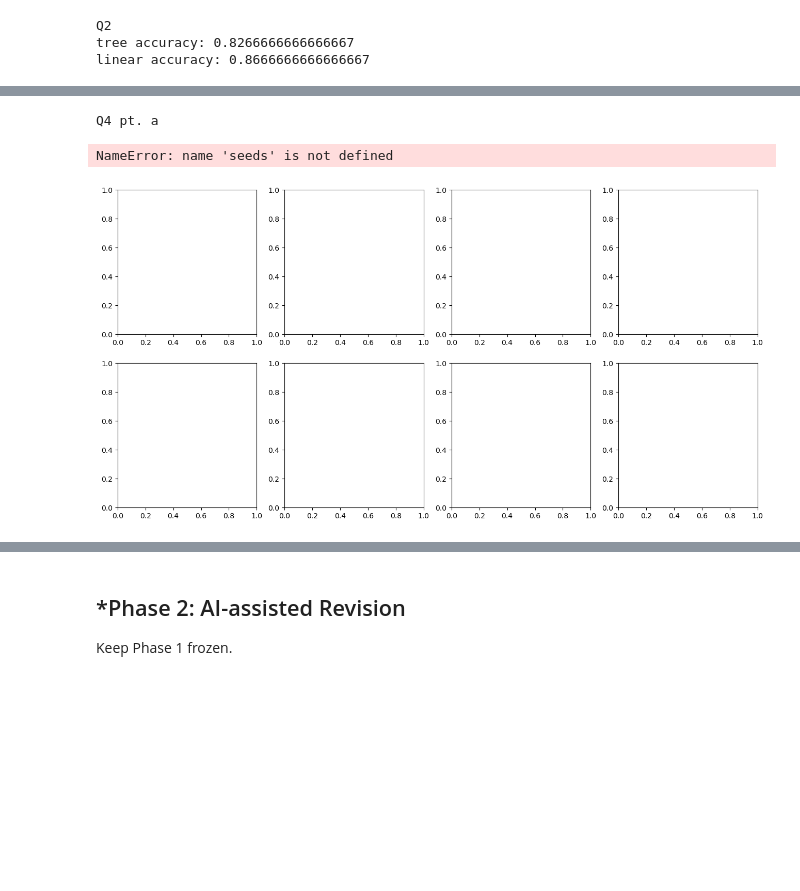
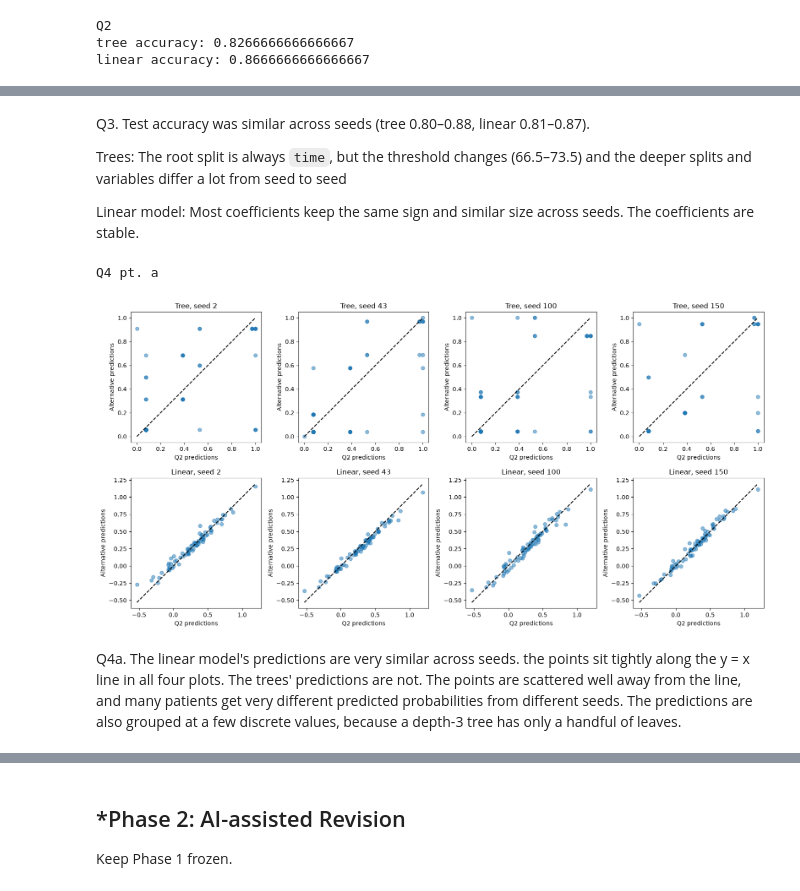
Before and after one commit to Silverdroplet/L03-tree-stability, a Jupyter notebook: notebook.ipynb, the cells around one changed output, grey strips where cells are left out. Drawn from its saved outputs; the diff is of its cells as text; code cells hidden in the pictures; blank space fills up the shorter version.

```diff
--- a/notebook.ipynb
+++ b/notebook.ipynb
@@ -72,6 +74,13 @@ lm_pred = lm.predict(X_test)
 
 print("tree accuracy:", tree.score(X_test, y_test))
 print("linear accuracy:", ((lm_pred > 0.5) == y_test).mean())
+
+#save it
+tree_preds = {1: tree_pred}
+lm_preds = {1: lm_pred}
+trees = {1: tree}
+lms = {1: lm}
+X_test_q2 = X_test
 # %% [output]
 Q2
 tree accuracy: 0.8266666666666667
@@ -160,0 +88,31 @@ linear accuracy: 0.8266666666666667
+# %%
+print("Q3")
+seeds = [2, 43, 100, 150]
+for seed in seeds:
+    X_train, X_test, y_train, y_test = train_test_split(X, y, test_size=0.25, random_state=seed)
+
+    tree = DecisionTreeClassifier(max_depth=3, random_state=0).fit(X_train, y_train)
+    lm = LinearRegression().fit(X_train, y_train)
+
+    tree_pred = tree.predict_proba(X_test)[:, 1]
+    lm_pred = lm.predict(X_test)
+
+    print("seed", seed)
+    print("tree accuracy:", tree.score(X_test, y_test))
+    print("linear accuracy:", ((lm_pred > 0.5) == y_test).mean())
+
+    trees[seed], lms[seed] = tree, lm
+    tree_preds[seed], lm_preds[seed] = tree_pred, lm_pred
+
+# the different trees
+for seed in trees:
+    print("tree, seed", seed)
+    print(export_text(trees[seed], feature_names=list(X.columns)))
+
+# linear coefficients (raw units){seed: lms[seed].coef_ for seed in lms}, index=X.columns)
+coefs["std"] = coefs.std(axis=1)
+print(coefs.to_string(float_format=lambda v: f"{v:.2e}"))
+
+coefs_sd = coefs.drop(columns="std").mul(X.std(), axis=0)
+coefs_sd["std"] = coefs_sd.std(axis=1)
+print(coefs_sd.round(3))
@@ -161,28 +137,41 @@ linear accuracy: 0.8266666666666667
+# %% [markdown]
+Q3. Test accuracy was similar across seeds (tree 0.80–0.88, linear 0.81–0.87).
+
+Trees: The root split is always `time`, but the threshold changes (66.5–73.5) and the deeper splits and variables differ a lot from seed to seed
+
+Linear model: Most coefficients keep the same sign and similar size across seeds. The coefficients are stable.
 # %%
 print ("Q4 pt. a")
 import matplotlib.pyplot as plt
 fig, axes = plt.subplots(2, 4, figsize=(16, 8))
+
+baseline = {"Tree": tree_preds[1], "Linear": lm_preds[1]}
+
+alternatives = {s: {"Tree": trees[s].predict_proba(X_test_q2)[:, 1],
+                    "Linear": lms[s].predict(X_test_q2)}
+                for s in seeds}
 
 for row, model in enumerate(["Tree", "Linear"]):
     for col, seed in enumerate(seeds):
         x = baseline[model]
         y_alt = alternatives[seed][model]
 
         ax = axes[row, col]
         ax.scatter(x, y_alt, alpha=0.5)
 
         low = min(x.min(), y_alt.min())
         high = max(x.max(), y_alt.max())
         ax.plot([low, high], [low, high], "k--")
         ax.set_aspect("equal", adjustable="box")
 
         ax.set_title(f"{model}, seed {seed}")
         ax.set_xlabel("Q2 predictions")
         ax.set_ylabel("Alternative predictions")
 
 plt.tight_layout()
 plt.show()
 # %% [output]
 Q4 pt. a
-NameError: name 'seeds' is not defined
-[figure, old version]
+[figure, new version]
+# %% [markdown]
+Q4a. The linear model's predictions are very similar across seeds. the points sit tightly along the y = x line in all four plots. The trees' predictions are not. The points are scattered well away from the line, and many patients get very different predicted probabilities from different seeds. The predictions are also grouped at a few discrete values, because a depth-3 tree has only a handful of leaves.
```
Also changed, not shown: parts of 8 cells of this notebook.
